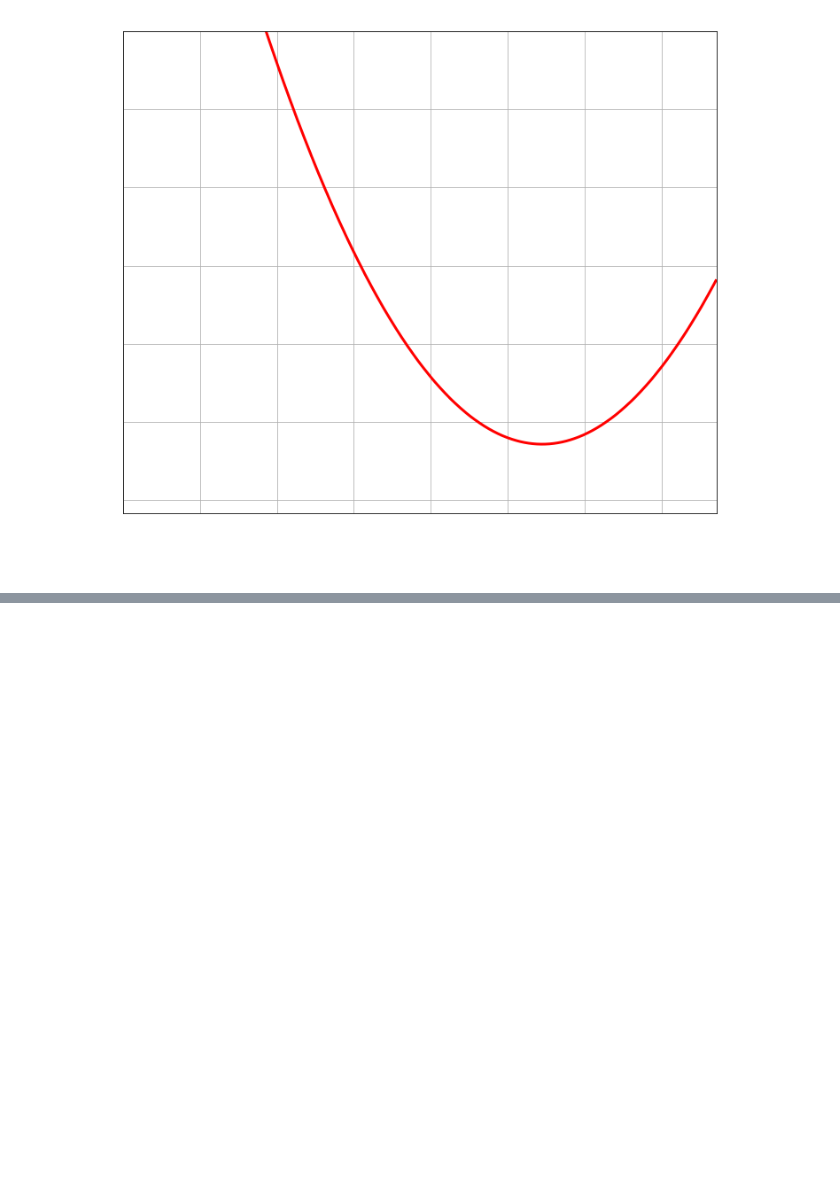
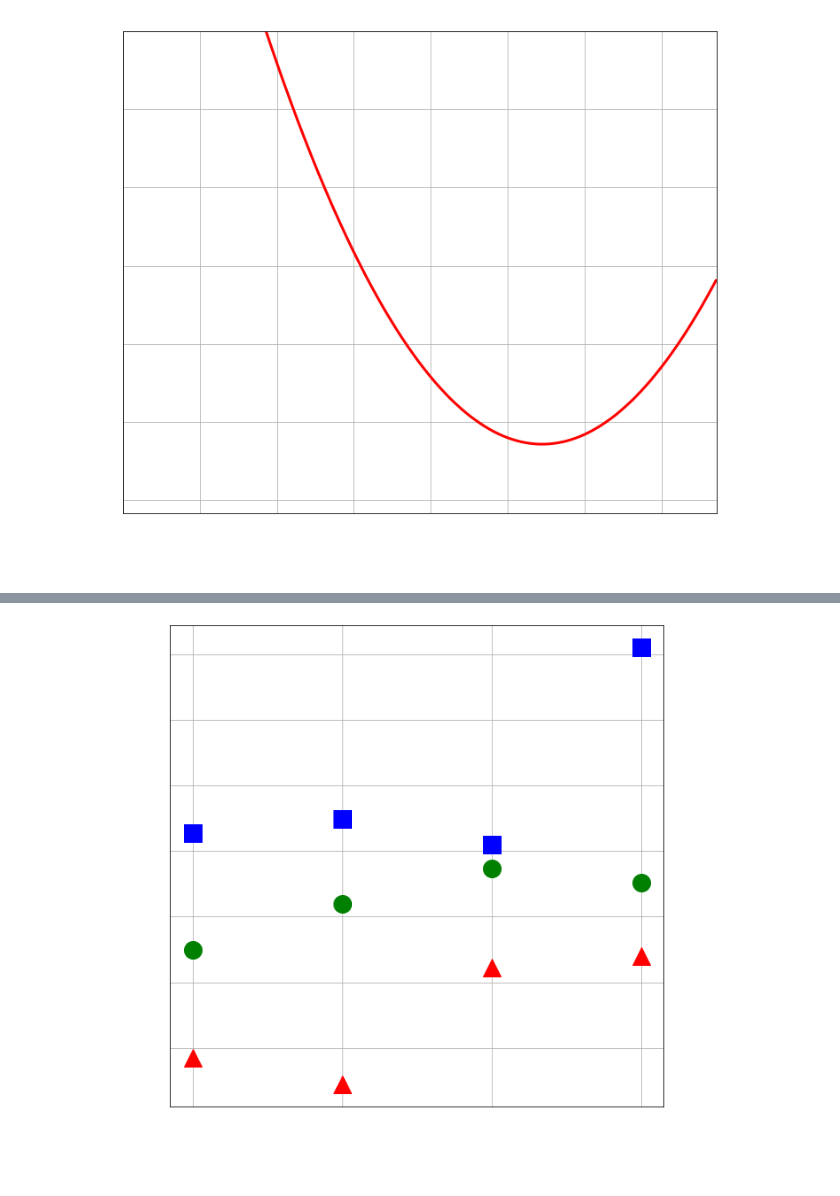
Before and after one commit to wakky927/parabola, a Jupyter notebook: notebooks/poc.ipynb, the cells around one changed output, grey strips where cells are left out. Saved outputs shown, nothing was run; the diff lists cells and outputs as text; code cells hidden in the pictures; blank space fills up the shorter version.

```diff
--- a/notebooks/poc.ipynb
+++ b/notebooks/poc.ipynb
@@ -153,0 +159,34 @@ for u in tqdm(U):
+# %%
+fig, ax = plt.subplots(figsize=(10, 10))
+ax.xaxis.label.set_color('w')
+ax.yaxis.label.set_color('w')
+ax.tick_params(axis='x', colors='w')
+ax.tick_params(axis='y', colors='w')
+plt.xlabel('$\it{U}$ [mm/s]', fontsize=32)
+plt.ylabel('$\it{a}$ [mm$^{-1}$]', fontsize=32)
+plt.xticks(fontsize=32)
+plt.yticks(fontsize=32)
+ax.xaxis.set_major_locator(mpl.ticker.MultipleLocator(25))
+plt.grid(zorder=9)
+
+# q = 215
+plt.scatter(175, a_list[0], s=400, marker=',', color='b', zorder=10)
+plt.scatter(200, a_list[9], s=400, marker=',', color='b', zorder=10)
+plt.scatter(225, a_list[18], s=400, marker=',', color='b', zorder=10)
+plt.scatter(250, a_list[27], s=400, marker=',', color='b', zorder=10)
+
+# q = 304
+plt.scatter(175, a_list[3], s=400, marker='o', color='g', zorder=10)
+plt.scatter(200, a_list[12], s=400, marker='o', color='g', zorder=10)
+plt.scatter(225, a_list[21], s=400, marker='o', color='g', zorder=10)
+plt.scatter(250, a_list[30], s=400, marker='o', color='g', zorder=10)
+
+# q = 429
+plt.scatter(175, a_list[6], s=400, marker='^', color='r', zorder=10)
+plt.scatter(200, a_list[15], s=400, marker='^', color='r', zorder=10)
+plt.scatter(225, a_list[24], s=400, marker='^', color='r', zorder=10)
+plt.scatter(250, a_list[33], s=400, marker='^', color='r', zorder=10)
+
+plt.show()
+# %% [output]
+[figure, added]
```
Also changed, not shown: parts of 6 cells of this notebook.
